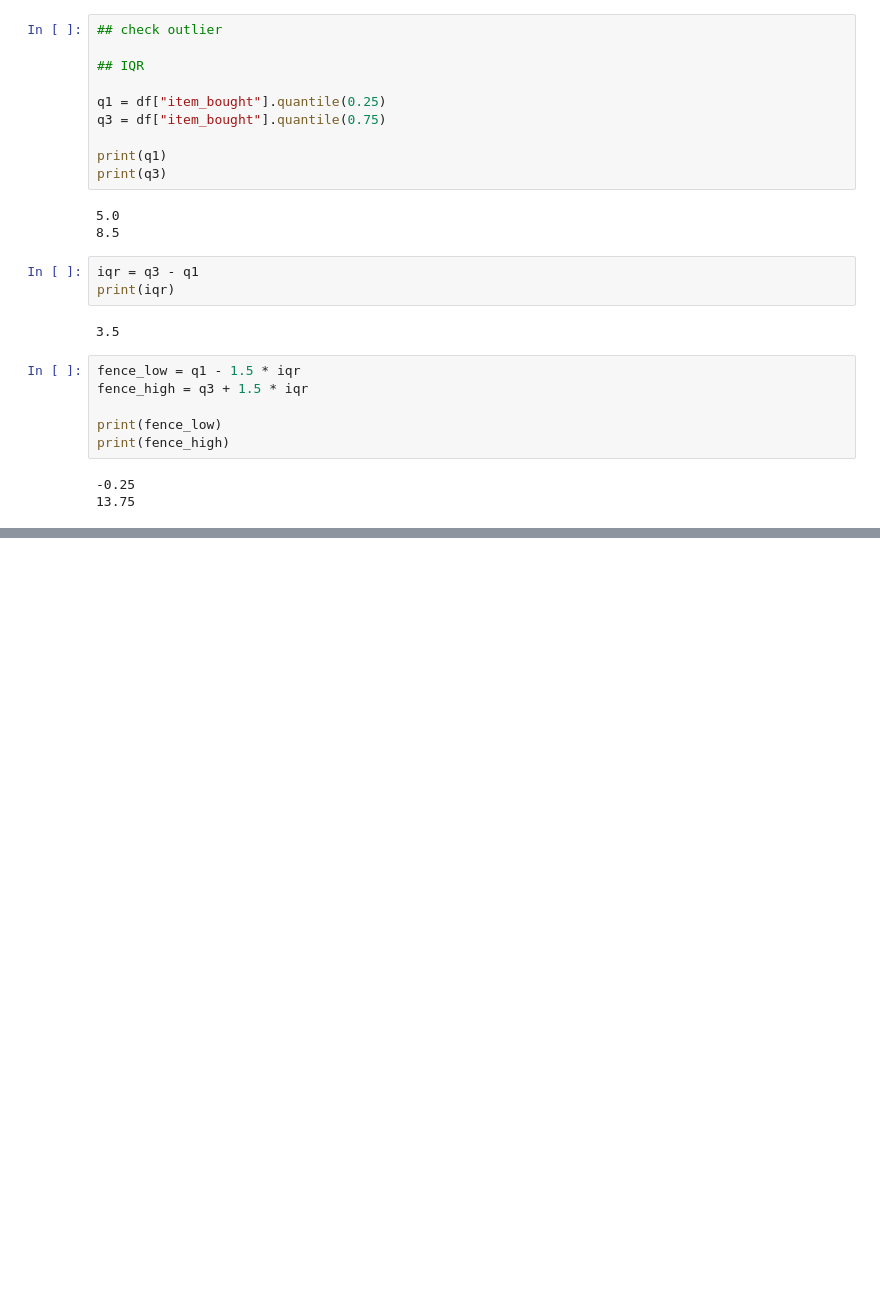
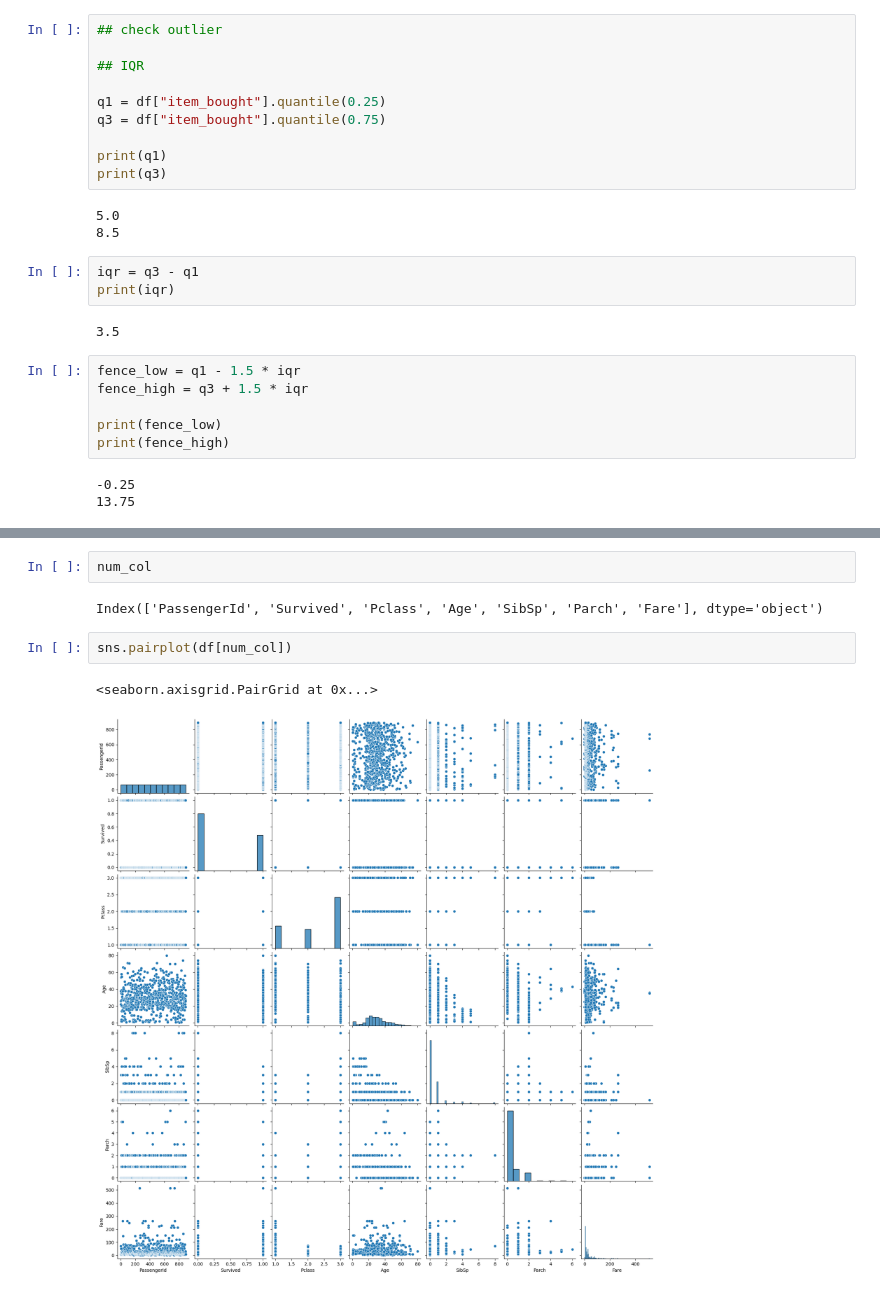
Before and after one commit to jayasaptr/belajar-python, a Jupyter notebook: part6.ipynb, the cells around one changed output, grey strips where cells are left out. Saved outputs shown, nothing was run; the diff lists cells and outputs as text; blank space fills up the shorter version.

```diff
--- a/part6.ipynb
+++ b/part6.ipynb
@@ -198,0 +321,9 @@ df[(df["item_bought"] < fence_low) | (df["item_bought"] > fence_high)]
+# %%
+num_col
+# %% [output]
+Index(['PassengerId', 'Survived', 'Pclass', 'Age', 'SibSp', 'Parch', 'Fare'], dtype='object')
+# %%
+sns.pairplot(df[num_col])
+# %% [output]
+<seaborn.axisgrid.PairGrid at 0x...>
+[figure, added]
```
Also changed, not shown: parts of 15 cells of this notebook, 1 other file.
